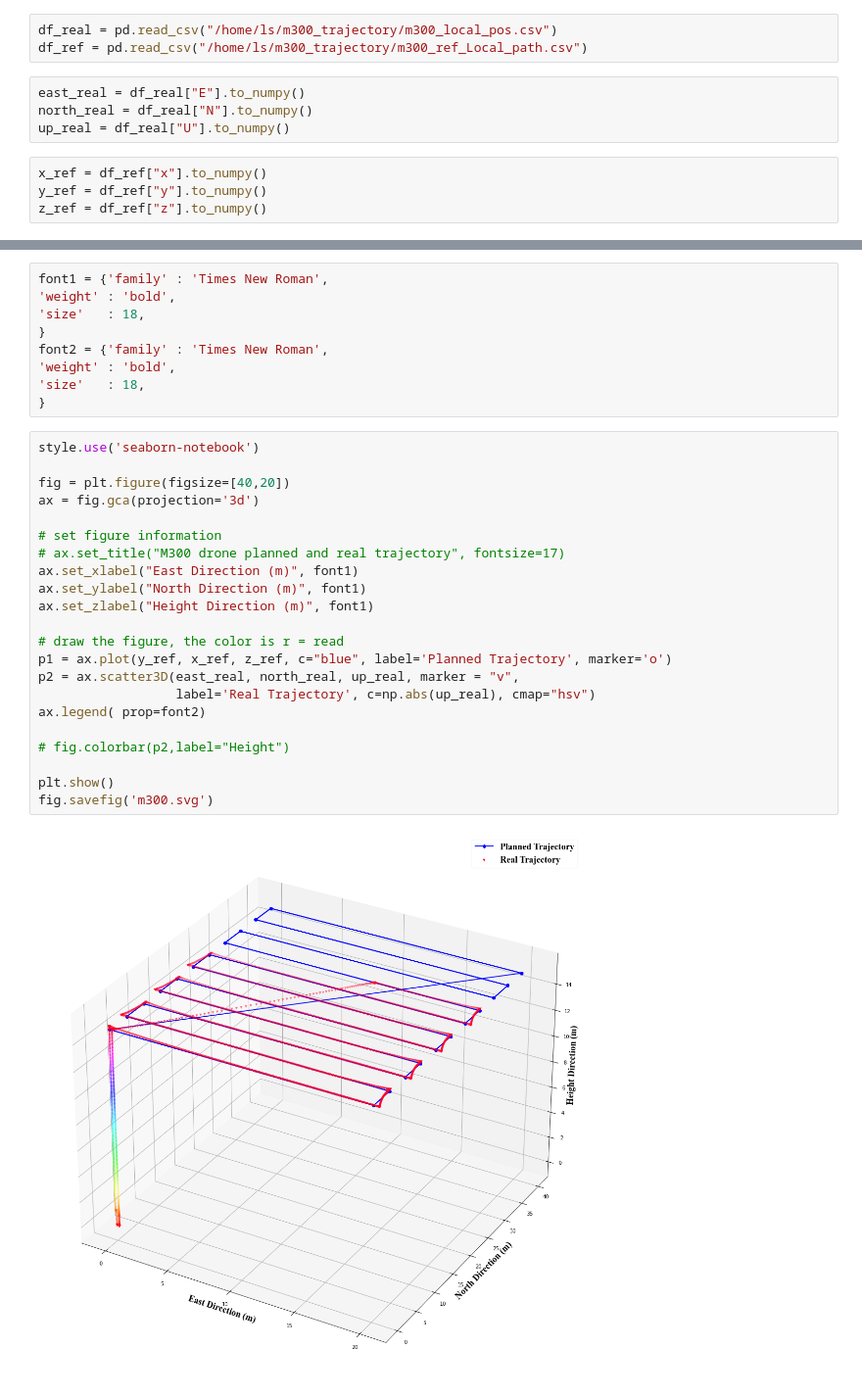
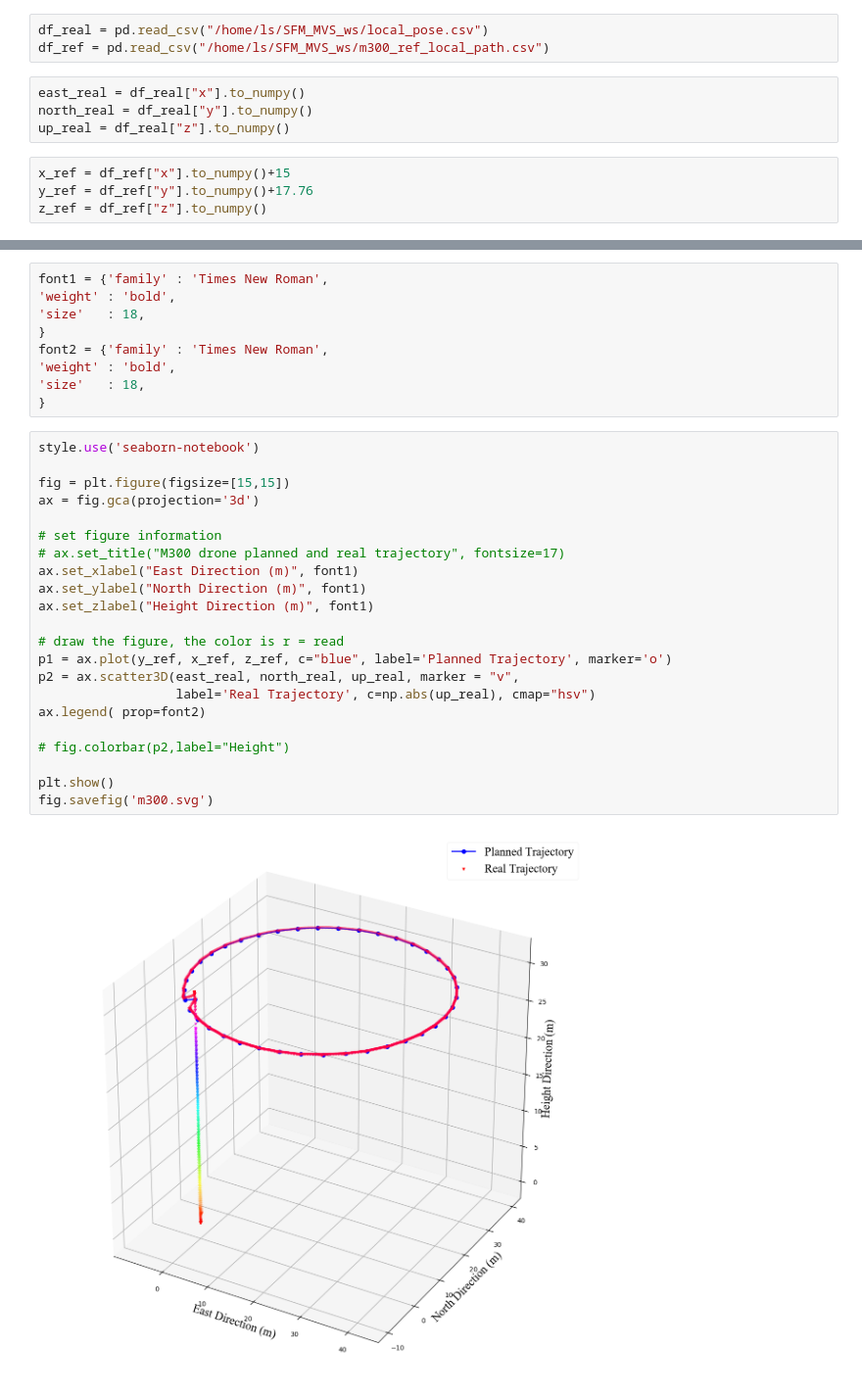
Before and after one commit to lee-shun/forest_fire_detection_system, a Jupyter notebook: scripts/tools/notebook/draw_m300_trajectory.ipynb, the cells around one changed output, grey strips where cells are left out. Shown at 98% size. Drawn from its saved outputs; the diff is of its cells as text.

```diff
--- a/scripts/tools/notebook/draw_m300_trajectory.ipynb
+++ b/scripts/tools/notebook/draw_m300_trajectory.ipynb
@@ -26,13 +27,13 @@ from matplotlib import style
 # %%
-df_real = pd.read_csv("/home/ls/m300_trajectory/m300_local_pos.csv")
-df_ref = pd.read_csv("/home/ls/m300_trajectory/m300_ref_Local_path.csv")
+df_real = pd.read_csv("/home/ls/SFM_MVS_ws/local_pose.csv")
+df_ref = pd.read_csv("/home/ls/SFM_MVS_ws/m300_ref_local_path.csv")
 # %%
-east_real = df_real["E"].to_numpy()
-north_real = df_real["N"].to_numpy()
-up_real = df_real["U"].to_numpy()
+east_real = df_real["x"].to_numpy()
+north_real = df_real["y"].to_numpy()
+up_real = df_real["z"].to_numpy()
 # %%
-x_ref = df_ref["x"].to_numpy()
-y_ref = df_ref["y"].to_numpy()
+x_ref = df_ref["x"].to_numpy()+15
+y_ref = df_ref["y"].to_numpy()+17.76
 z_ref = df_ref["z"].to_numpy()
 # %%
 print(type(east_real))
@@ -60,24 +61,24 @@ font2 = {'family' : 'Times New Roman',
 # %%
 style.use('seaborn-notebook')
 
-fig = plt.figure(figsize=[40,20])
+fig = plt.figure(figsize=[15,15])
 ax = fig.gca(projection='3d')
 
 # set figure information
 # ax.set_title("M300 drone planned and real trajectory", fontsize=17)
 ax.set_xlabel("East Direction (m)", font1)
 ax.set_ylabel("North Direction (m)", font1)
 ax.set_zlabel("Height Direction (m)", font1)
 
 # draw the figure, the color is r = read
 p1 = ax.plot(y_ref, x_ref, z_ref, c="blue", label='Planned Trajectory', marker='o')
 p2 = ax.scatter3D(east_real, north_real, up_real, marker = "v",
                   label='Real Trajectory', c=np.abs(up_real), cmap="hsv")
 ax.legend( prop=font2)
 
 # fig.colorbar(p2,label="Height")
 
 plt.show()
 fig.savefig('m300.svg')
 # %% [output]
-[figure, old version]
+[figure, new version]
```
Also changed, not shown: parts of 3 cells of this notebook, 1 other file.
